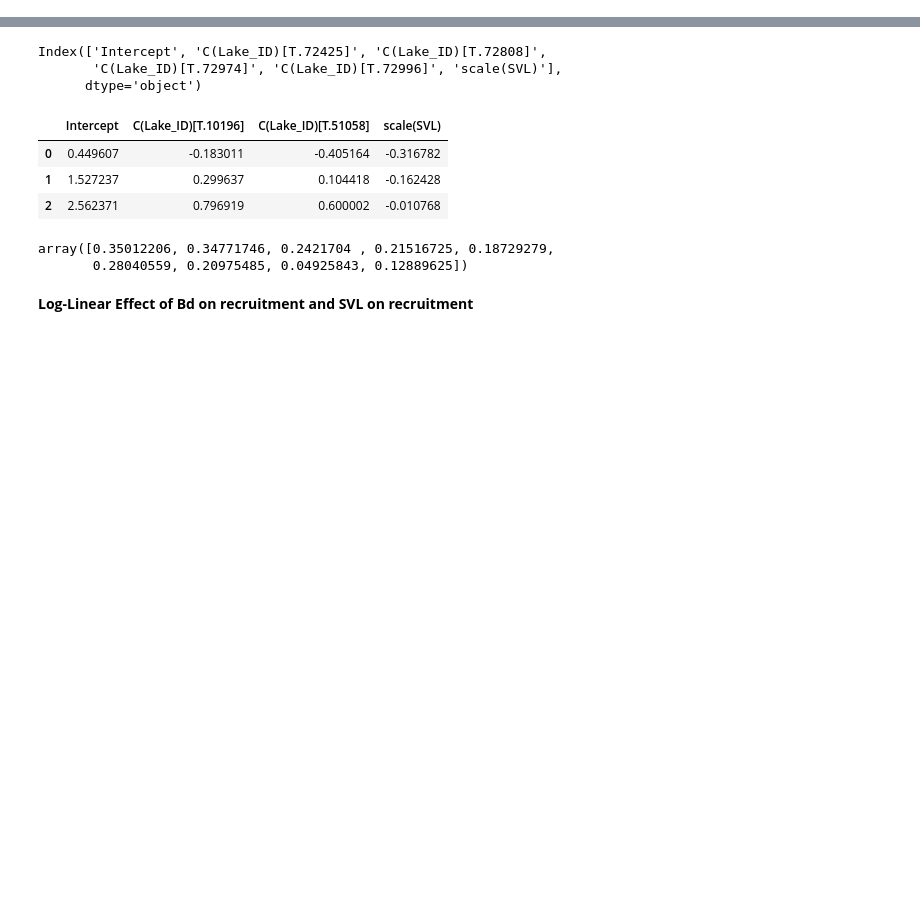
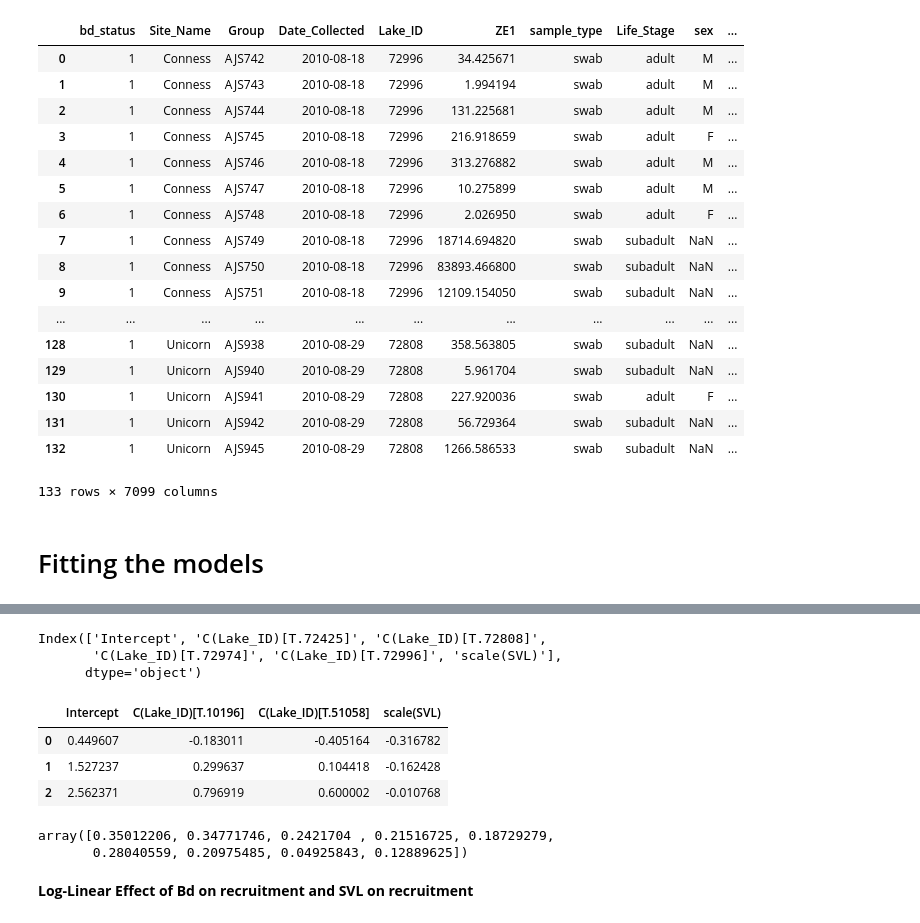
Before and after one commit to mqwilber/neutral_microbiome, a Jupyter notebook: code/field_data_analysis.ipynb, the cells around one changed output, grey strips where cells are left out. Drawn from its saved outputs; the diff is of its cells as text; code cells hidden in the pictures; blank space fills up the shorter version.

Commit message:
Adding worked example of model implementation

```diff
--- a/code/field_data_analysis.ipynb
+++ b/code/field_data_analysis.ipynb
@@ -303,0 +54,22 @@ mean-lake_I-svl-lake_random    0.00  1.0
+# %%
+site_dat = pd.read_csv("../data/field_data_otus.csv")
+site_dat
+# %% [output]
+|  | bd_status | Site_Name | Group | Date_Collected | Lake_ID | ZE1 | sample_type | Life_Stage | sex | ... |
+| 0 | 1 | Conness | AJS742 | 2010-08-18 | 72996 | 34.425671 | swab | adult | M | ... |
+| 1 | 1 | Conness | AJS743 | 2010-08-18 | 72996 | 1.994194 | swab | adult | M | ... |
+| 2 | 1 | Conness | AJS744 | 2010-08-18 | 72996 | 131.225681 | swab | adult | M | ... |
+| 3 | 1 | Conness | AJS745 | 2010-08-18 | 72996 | 216.918659 | swab | adult | F | ... |
+| 4 | 1 | Conness | AJS746 | 2010-08-18 | 72996 | 313.276882 | swab | adult | M | ... |
+| 5 | 1 | Conness | AJS747 | 2010-08-18 | 72996 | 10.275899 | swab | adult | M | ... |
+| 6 | 1 | Conness | AJS748 | 2010-08-18 | 72996 | 2.026950 | swab | adult | F | ... |
+| 7 | 1 | Conness | AJS749 | 2010-08-18 | 72996 | 18714.694820 | swab | subadult | NaN | ... |
+| 8 | 1 | Conness | AJS750 | 2010-08-18 | 72996 | 83893.466800 | swab | subadult | NaN | ... |
+| 9 | 1 | Conness | AJS751 | 2010-08-18 | 72996 | 12109.154050 | swab | subadult | NaN | ... |
+| ... | ... | ... | ... | ... | ... | ... | ... | ... | ... | ... |
+| 128 | 1 | Unicorn | AJS938 | 2010-08-29 | 72808 | 358.563805 | swab | subadult | NaN | ... |
+| 129 | 1 | Unicorn | AJS940 | 2010-08-29 | 72808 | 5.961704 | swab | subadult | NaN | ... |
+| 130 | 1 | Unicorn | AJS941 | 2010-08-29 | 72808 | 227.920036 | swab | adult | F | ... |
+| 131 | 1 | Unicorn | AJS942 | 2010-08-29 | 72808 | 56.729364 | swab | subadult | NaN | ... |
+| 132 | 1 | Unicorn | AJS945 | 2010-08-29 | 72808 | 1266.586533 | swab | subadult | NaN | ... |
+133 rows × 7099 columns
@@ -303,0 +81,2 @@ mean-lake_I-svl-lake_random    0.00  1.0
+# %% [markdown]
+# Fitting the models
```
Also changed, not shown: parts of 41 cells of this notebook, 5 other files.
